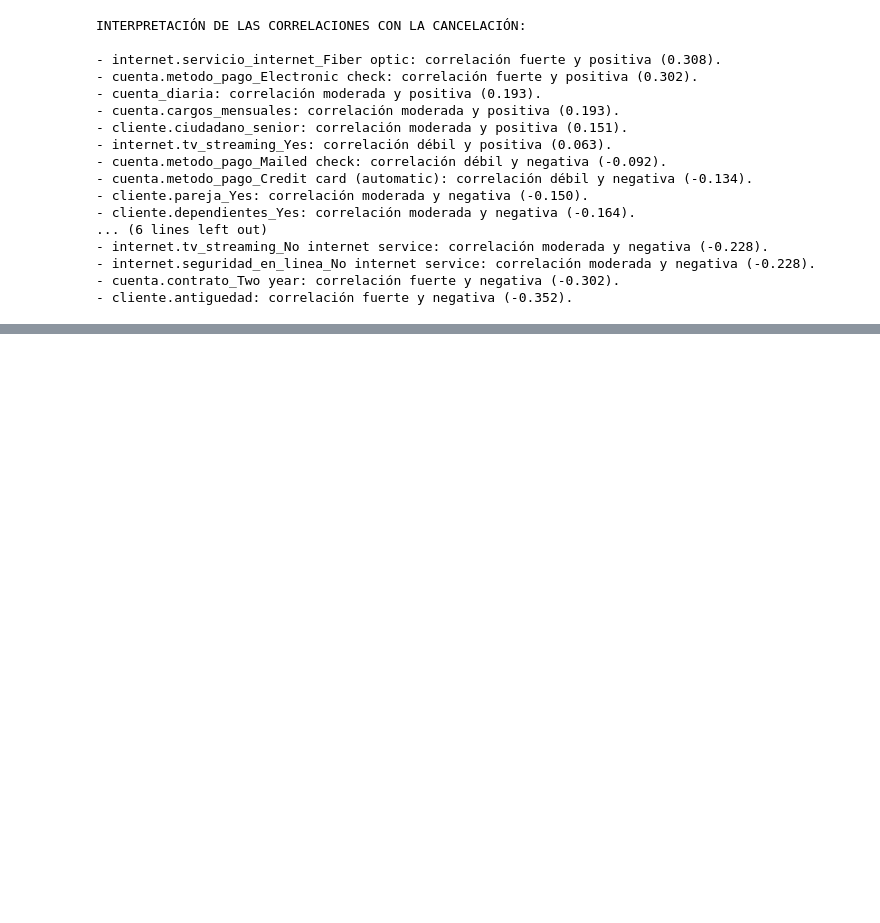
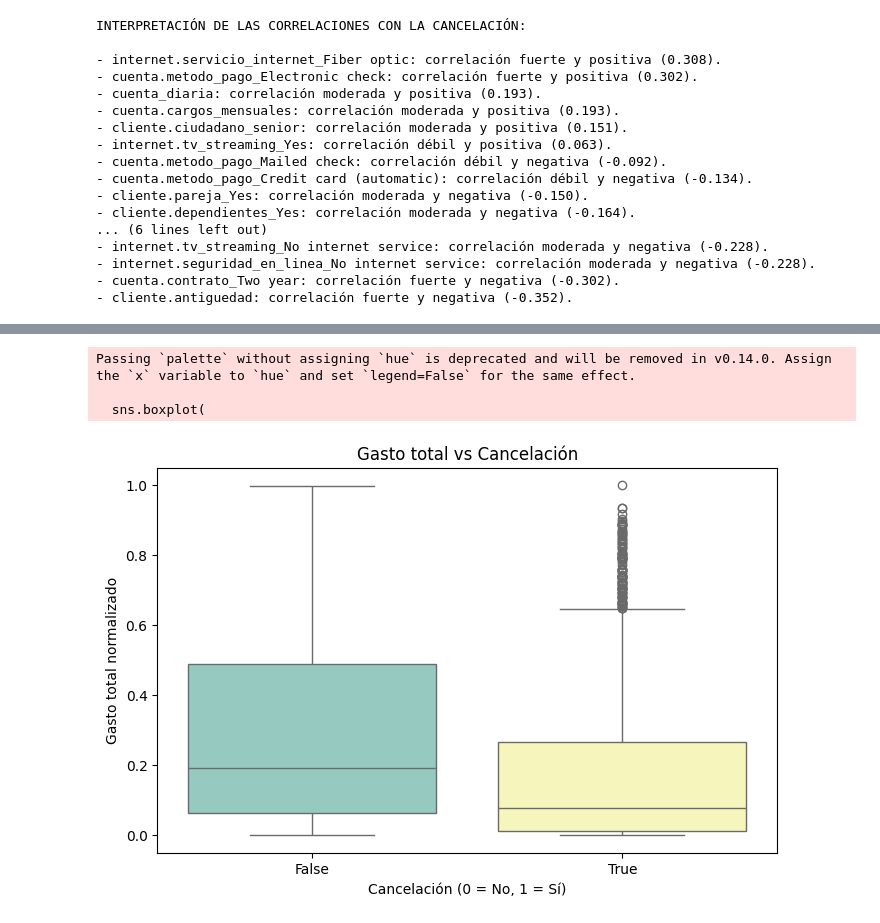
Before and after one commit to paolalarap/challenge_TelecomX2_palp, a Jupyter notebook: Challenge_TelecomX2_palp.ipynb, the cells around one changed output, grey strips where cells are left out. Saved outputs shown, nothing was run; the diff lists cells and outputs as text; code cells hidden in the pictures; blank space fills up the shorter version.

```diff
--- a/Challenge_TelecomX2_palp.ipynb
+++ b/Challenge_TelecomX2_palp.ipynb
@@ -400,0 +421,18 @@ Las correlaciones muestran que ciertos factores del servicio y del método de pa
+# %%
+# Esto muestra si los clientes que han gastado menos tienden a cancelar más.
+plt.figure(figsize=(8, 5))
+sns.boxplot(
+    data=datos_cliente_normalizado,
+    x="cancelacion_Yes",
+    y="cuenta.cargos_totales",
+    palette="Set3"
+)
+plt.title("Gasto total vs Cancelación")
+plt.xlabel("Cancelación (0 = No, 1 = Sí)")
+plt.ylabel("Gasto total normalizado")
+plt.show()
+# %% [output]
+Passing `palette` without assigning `hue` is deprecated and will be removed in v0.14.0. Assign the `x` variable to `hue` and set `legend=False` for the same effect.
+
+  sns.boxplot(
+[figure, added]
```
Also changed, not shown: parts of 6 cells of this notebook.
